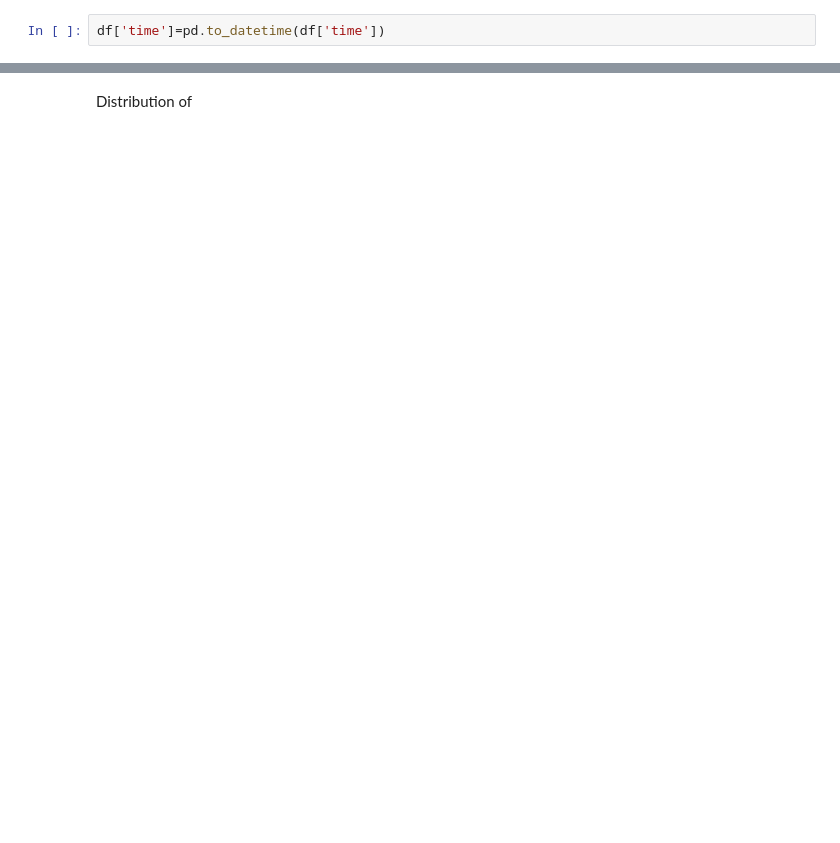
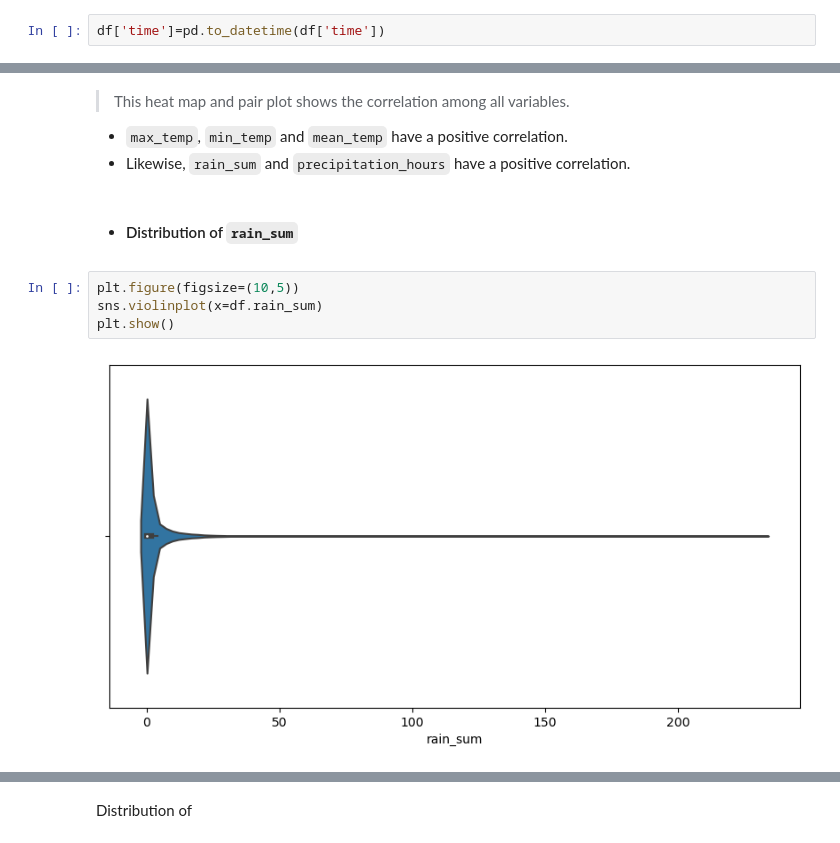
Before and after one commit to S-Vijay-vj/Chennai-Weather-data-analysis-and-Forecasting, a Jupyter notebook: weather_data_analysis_and_forecasting.ipynb, the cells around one changed output, grey strips where cells are left out. Cells and saved outputs as stored; diff of their text form; blank space fills up the shorter version.

```diff
--- a/weather_data_analysis_and_forecasting.ipynb
+++ b/weather_data_analysis_and_forecasting.ipynb
@@ -262,0 +229,12 @@ sns.pairplot(df)
+# %% [markdown]
+> This heat map and pair plot shows the correlation among all variables.
+- `max_temp`, `min_temp` and `mean_temp` have a positive correlation.
+- Likewise, `rain_sum` and `precipitation_hours` have a positive correlation.
+# %% [markdown]
+- #### Distribution of `rain_sum`
+# %%
+plt.figure(figsize=(10,5))
+sns.violinplot(x=df.rain_sum)
+plt.show()
+# %% [output]
+[figure, added]
```
Also changed, not shown: parts of 172 cells of this notebook.
